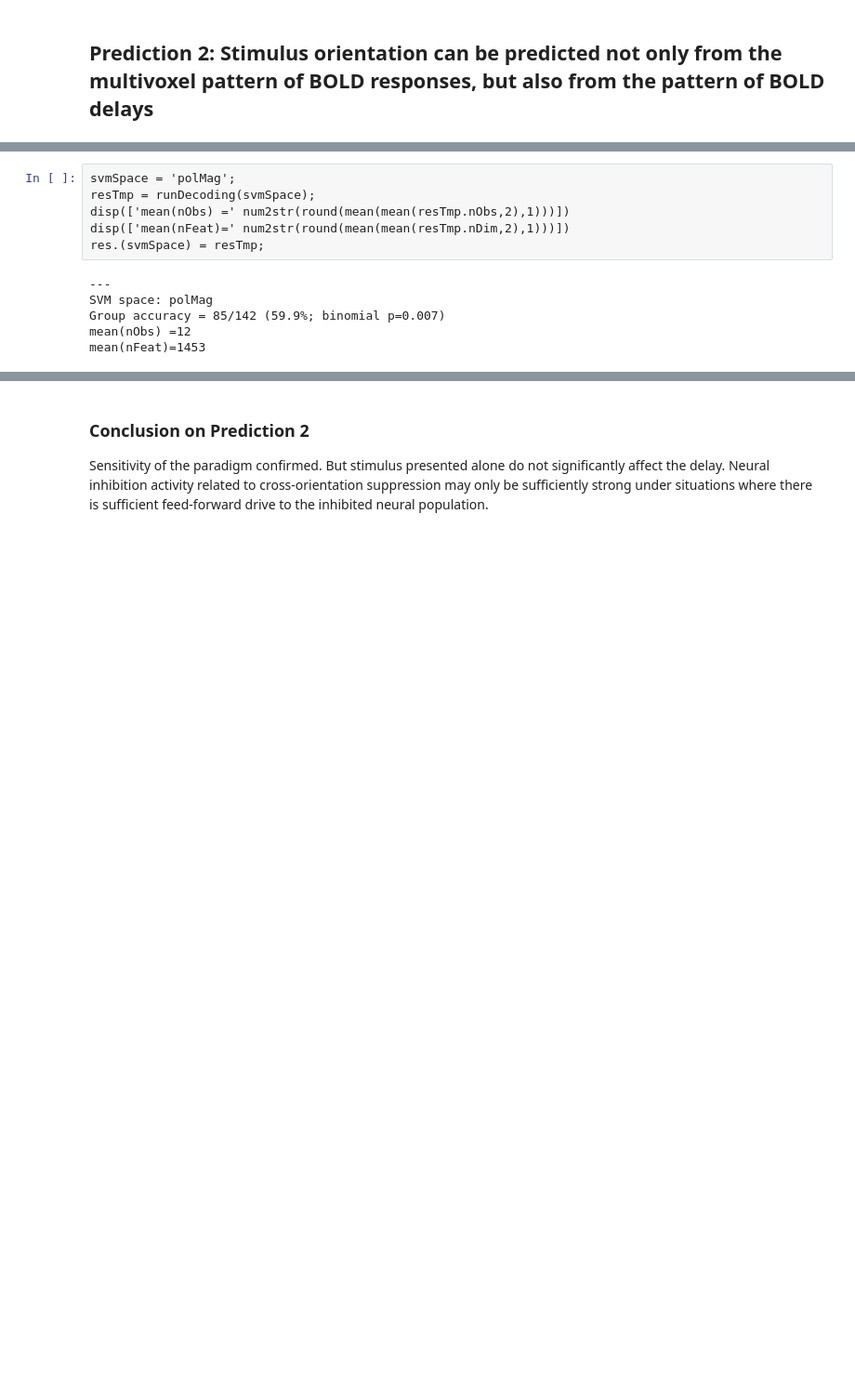
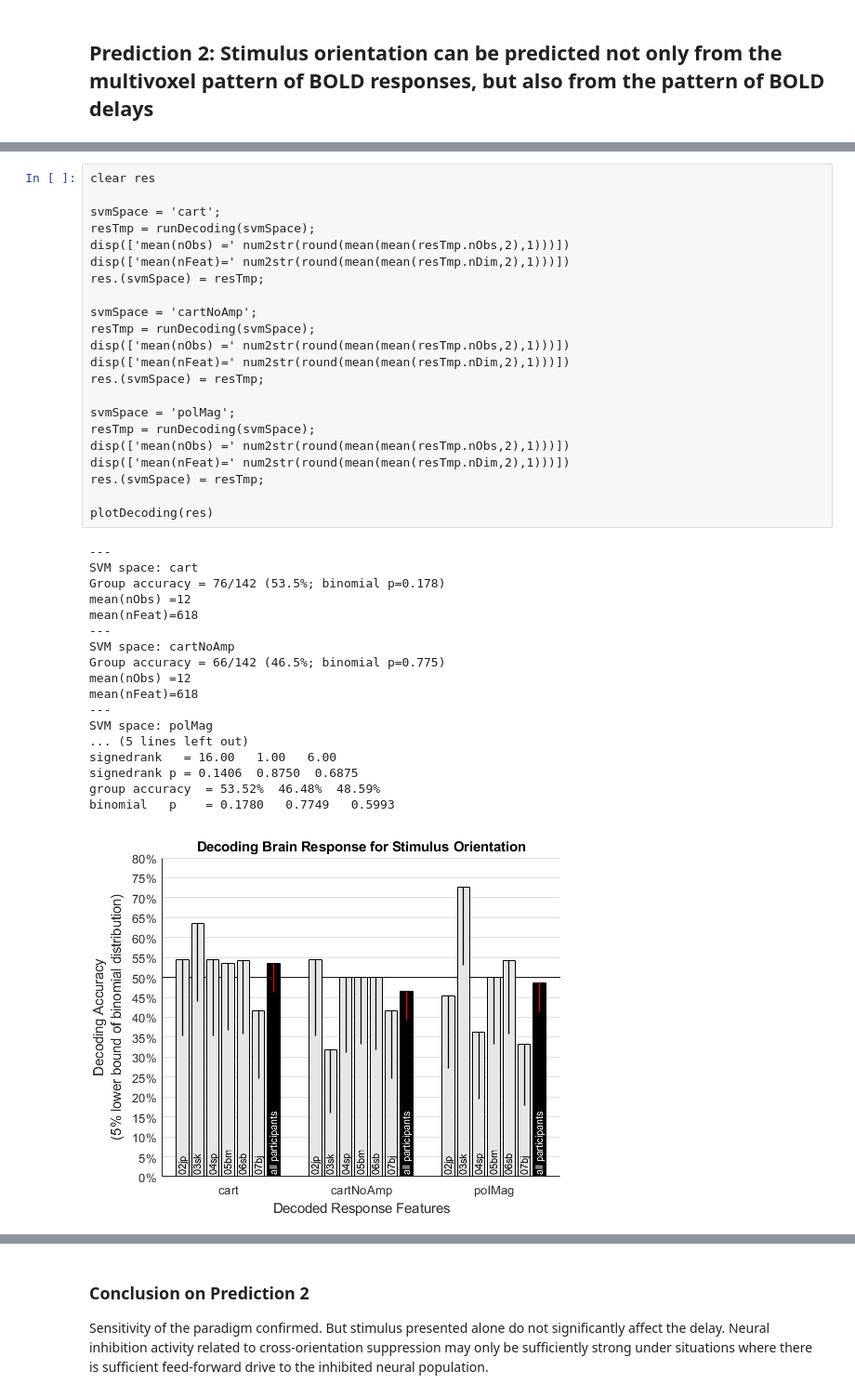
Before and after one commit to Proulx-S/HRdelay, a Jupyter notebook: neuroimaging/HRdelay.ipynb, the cells around one changed output, grey strips where cells are left out. Shown: that part at 93% size. Drawn from its saved outputs; the diff is of its cells as text; blank space fills up the shorter version.

```diff
--- a/neuroimaging/HRdelay.ipynb
+++ b/neuroimaging/HRdelay.ipynb
@@ -155,12 +200,41 @@ mean(nFeat)=17432
 # %%
+clear res
+
+svmSpace = 'cart';
+resTmp = runDecoding(svmSpace);
+disp(['mean(nObs) =' num2str(round(mean(mean(resTmp.nObs,2),1)))])
+disp(['mean(nFeat)=' num2str(round(mean(mean(resTmp.nDim,2),1)))])
+res.(svmSpace) = resTmp;
+
+svmSpace = 'cartNoAmp';
+resTmp = runDecoding(svmSpace);
+disp(['mean(nObs) =' num2str(round(mean(mean(resTmp.nObs,2),1)))])
+disp(['mean(nFeat)=' num2str(round(mean(mean(resTmp.nDim,2),1)))])
+res.(svmSpace) = resTmp;
+
 svmSpace = 'polMag';
 resTmp = runDecoding(svmSpace);
 disp(['mean(nObs) =' num2str(round(mean(mean(resTmp.nObs,2),1)))])
 disp(['mean(nFeat)=' num2str(round(mean(mean(resTmp.nDim,2),1)))])
 res.(svmSpace) = resTmp;
+
+plotDecoding(res)
 # %% [output]
+---
+SVM space: cart
+Group accuracy = 76/142 (53.5%; binomial p=0.178)
+mean(nObs) =12
+mean(nFeat)=618
+---
+SVM space: cartNoAmp
+Group accuracy = 66/142 (46.5%; binomial p=0.775)
+mean(nObs) =12
+mean(nFeat)=618
 ---
 SVM space: polMag
-Group accuracy = 85/142 (59.9%; binomial p=0.007)
-mean(nObs) =12
-mean(nFeat)=1453
+... (5 lines left out)
+signedrank   = 16.00   1.00   6.00
+signedrank p = 0.1406  0.8750  0.6875
+group accuracy  = 53.52%  46.48%  48.59%
+binomial   p    = 0.1780   0.7749   0.5993
+[figure, added]
```
Also changed, not shown: parts of 10 cells of this notebook, 1 other file.
